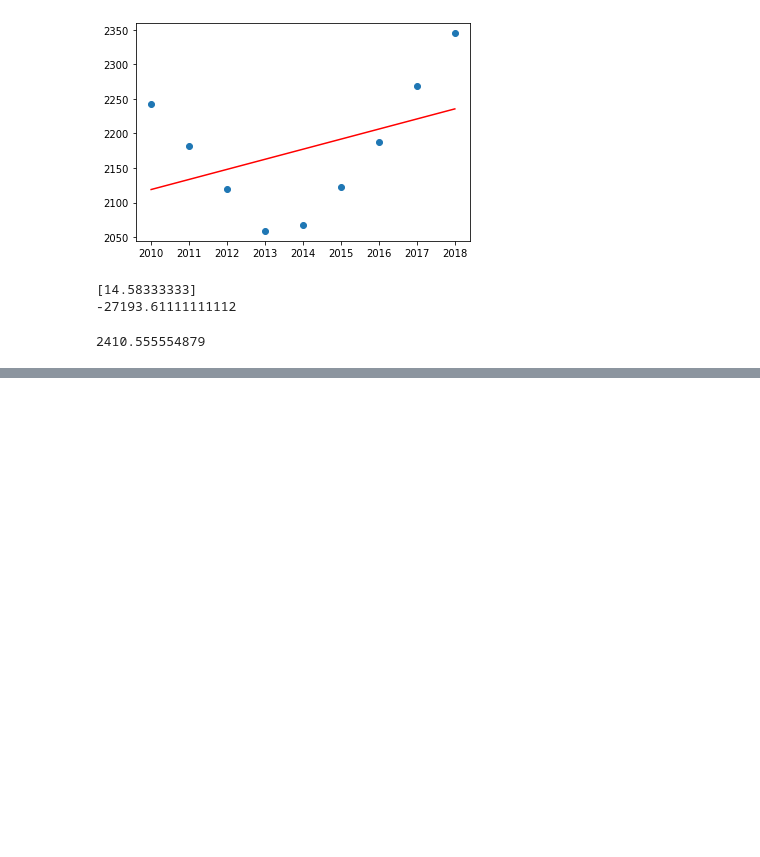
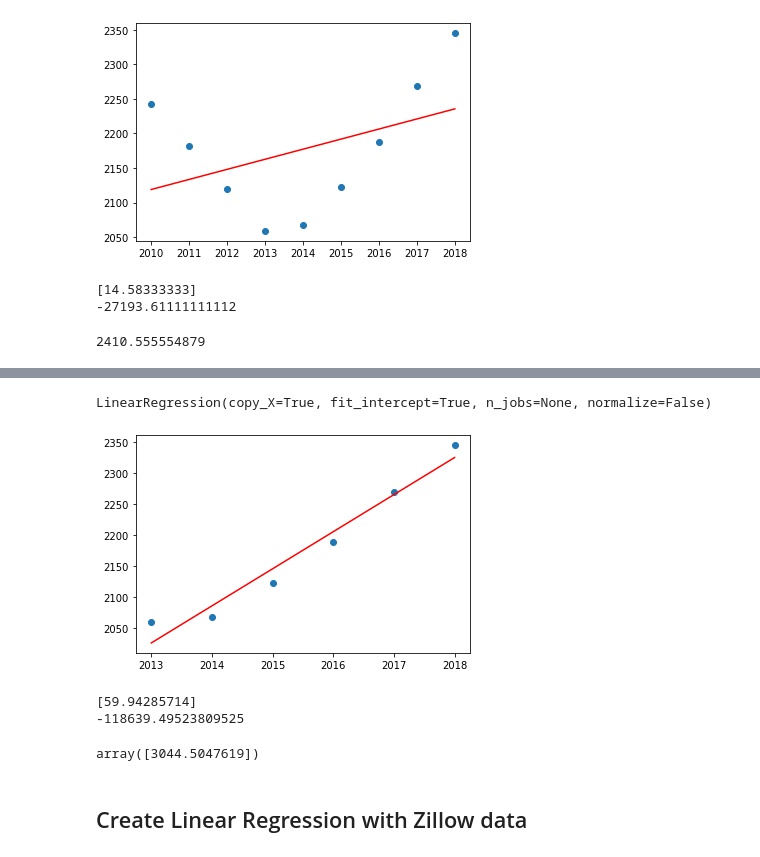
Before and after one commit to JVChermak/Leaving_California, a Jupyter notebook: median_housing_linreg.ipynb, the cells around one changed output, grey strips where cells are left out. Cells and saved outputs as stored; diff of their text form; code cells hidden in the pictures; blank space fills up the shorter version.

Commit message:
Most recent ML.

```diff
--- a/median_housing_linreg.ipynb
+++ b/median_housing_linreg.ipynb
@@ -91,3 +94,7 @@ print(model.intercept_)
 14.583333333*2030 - 27193.611111111
 # %% [output]
 2410.555554879
+# %%
+# Try a linear regression with only 2013 to 2018 data
+recent_ca_housing_df = ca_housing_df[ca_housing_df['Year'] >= 2013]
+recent_ca_housing_df
@@ -93,0 +110,38 @@ print(model.intercept_)
+# %%
+# Set independent variable
+X2 = recent_ca_housing_df['Year'].values.reshape(-1,1)
+
+# Set dependent variable
+y2 = recent_ca_housing_df['Median Housing Cost (monthly) ($)']
+
+# Create model and fit
+model = LinearRegression()
+model.fit(X2,y2)
+# %% [output]
+LinearRegression(copy_X=True, fit_intercept=True, n_jobs=None, normalize=False)
+# %%
+# Predict with model
+y_pred2 = model.predict(X2)
+
+# Visualize the regression line
+plt.scatter(X2,y2)
+plt.plot(X2, y_pred2, color='red')
+plt.show()
+# %% [output]
+[figure, added]
+# %%
+# Find the equation for the regression line
+print(model.coef_)
+print(model.intercept_)
+# %% [output]
+[59.94285714]
+-118639.49523809525
+# %%
+# Predict Median Housing Cost in 2030
+a = model.coef_
+b = model.intercept_
+a*2030 + b
+# %% [output]
+array([3044.5047619])
+# %% [markdown]
+## Create Linear Regression with Zillow data
```
Also changed, not shown: parts of 18 cells of this notebook, 5 other files.
